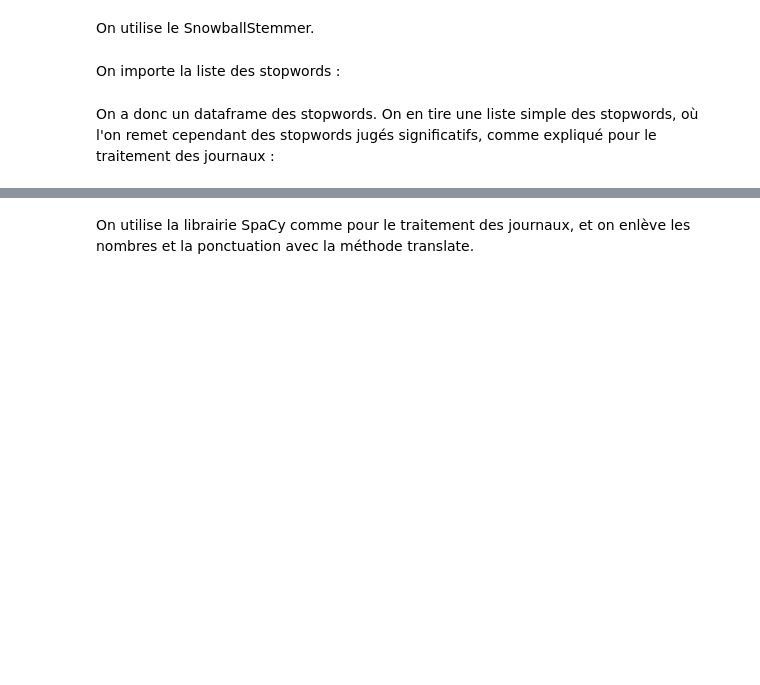
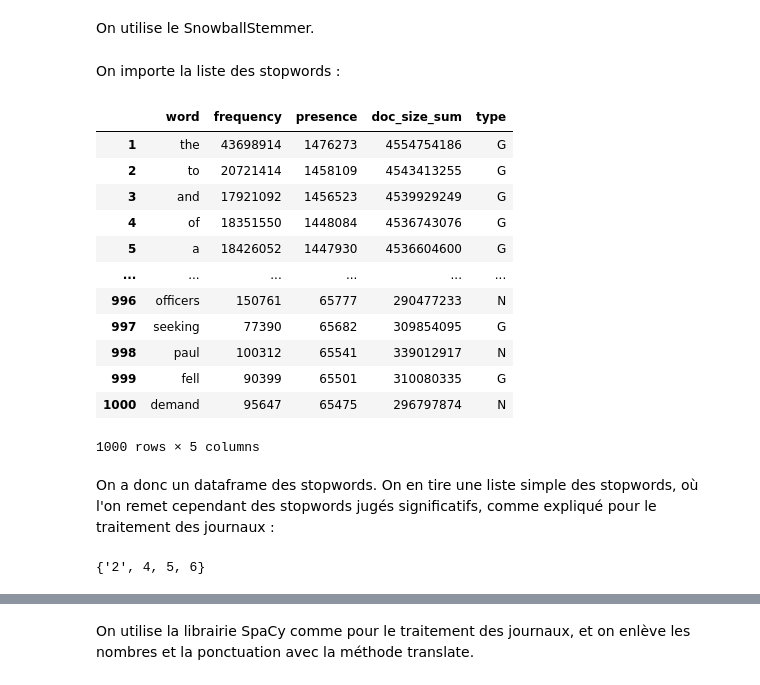
Before and after one commit to ismakrout/NLP-project, a Jupyter notebook: NB_1.ipynb, the cells around one changed output, grey strips where cells are left out. Cells and saved outputs as stored; diff of their text form; code cells hidden in the pictures; blank space fills up the shorter version.

```diff
--- a/NB_1.ipynb
+++ b/NB_1.ipynb
@@ -93,6 +66,26 @@ On importe la liste des stopwords :
 df_stopwords = pd.read_csv("00. input/sw1k.csv",
                 names=['word', 'frequency', 'presence', 'doc_size_sum', 'type'],
                 encoding='latin-1').drop(index=0)
+# %%
+df_stopwords
+# %% [output]
+|  | word | frequency | presence | doc_size_sum | type |
+| 1 | the | 43698914 | 1476273 | 4554754186 | G |
+| 2 | to | 20721414 | 1458109 | 4543413255 | G |
+| 3 | and | 17921092 | 1456523 | 4539929249 | G |
+| 4 | of | 18351550 | 1448084 | 4536743076 | G |
+| 5 | a | 18426052 | 1447930 | 4536604600 | G |
+| ... | ... | ... | ... | ... | ... |
+| 996 | officers | 150761 | 65777 | 290477233 | N |
+| 997 | seeking | 77390 | 65682 | 309854095 | G |
+| 998 | paul | 100312 | 65541 | 339012917 | N |
+| 999 | fell | 90399 | 65501 | 310080335 | G |
+| 1000 | demand | 95647 | 65475 | 296797874 | N |
+1000 rows × 5 columns
 # %% [markdown]
 On a donc un dataframe des stopwords. On en tire une liste simple des stopwords, où l'on remet cependant des stopwords jugés significatifs, comme expliqué pour le traitement des journaux :
+# %%
+set([1,1,'2',3,4,5,6,4,3]) - set([1,2,3,3,3,2])
+# %% [output]
+{'2', 4, 5, 6}
 # %%
```
Also changed, not shown: parts of 6 cells of this notebook, 1 other file.
